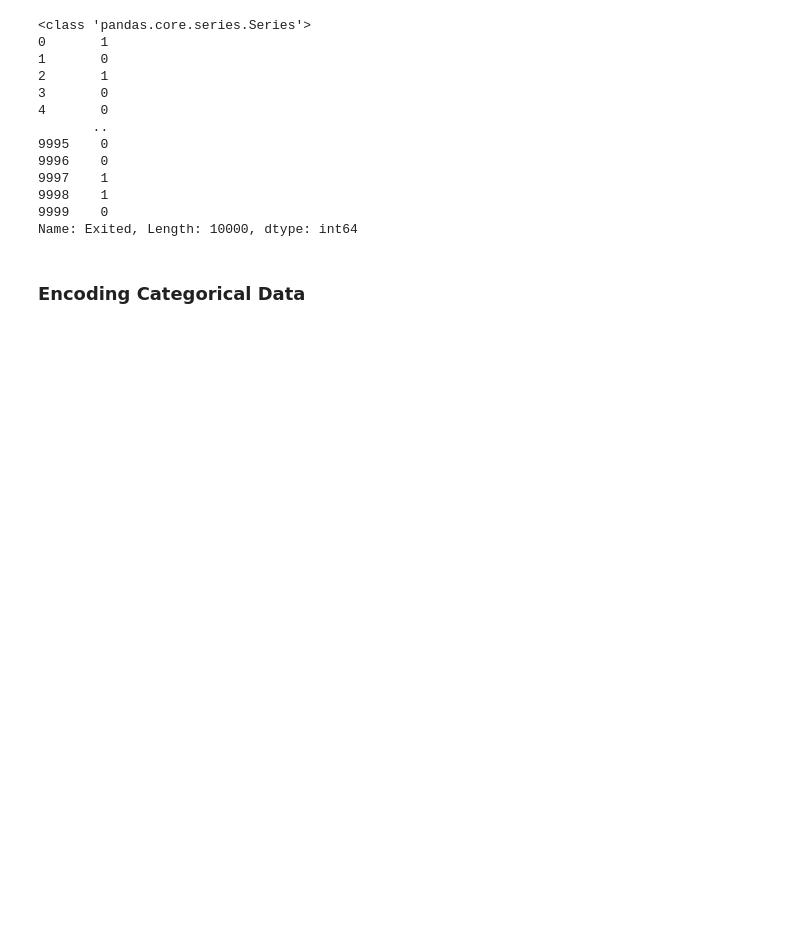
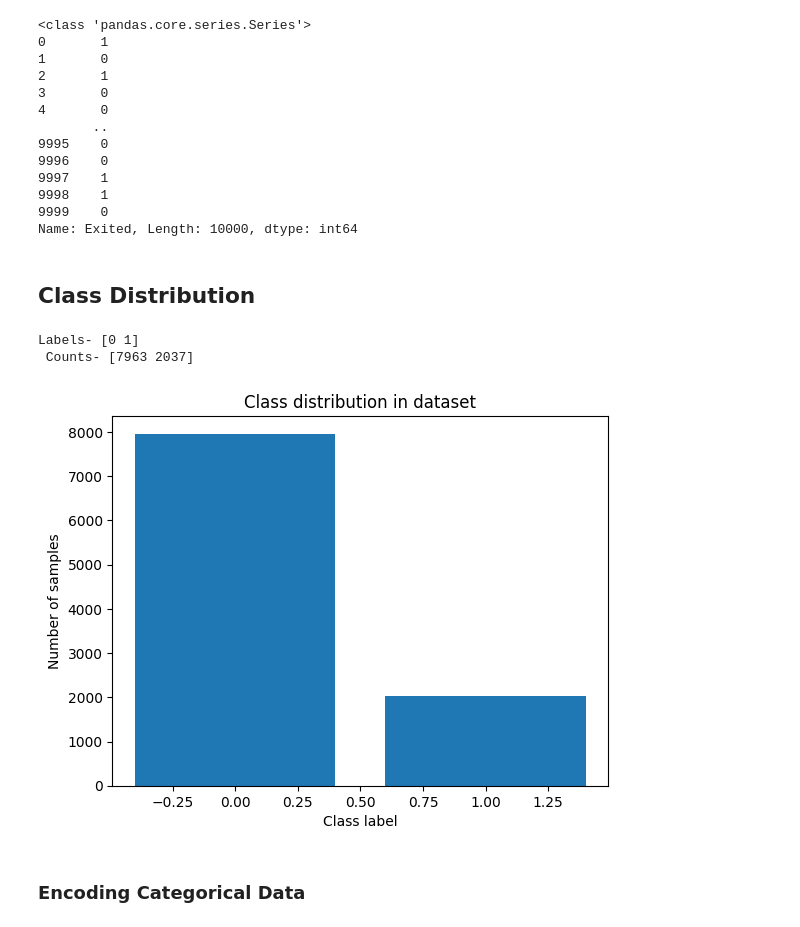
Before and after one commit to shivam-bajaj/Churn-Modelling-ANN, a Jupyter notebook: ann.ipynb, the cells around one changed output. Saved outputs shown, nothing was run; the diff lists cells and outputs as text; code cells hidden in the pictures; blank space fills up the shorter version.

```diff
--- a/ann.ipynb
+++ b/ann.ipynb
@@ -76,6 +77,20 @@ print(y)
 9998    1
 9999    0
 Name: Exited, Length: 10000, dtype: int64
+# %% [markdown]
+## Class Distribution
+# %%
+unique_labels, counts = np.unique(y, return_counts=True)
+plt.bar (unique_labels , counts)
+plt.xlabel('Class label')
+plt.ylabel('Number of samples')
+plt.title('Class distribution in dataset')
+print(f"Labels- {unique_labels}\n Counts- {counts}")
+plt.show()
+# %% [output]
+Labels- [0 1]
+ Counts- [7963 2037]
+[figure, added]
 # %% [markdown]
 ### Encoding Categorical Data
 # %%
```
Also changed, not shown: parts of 22 cells of this notebook.
